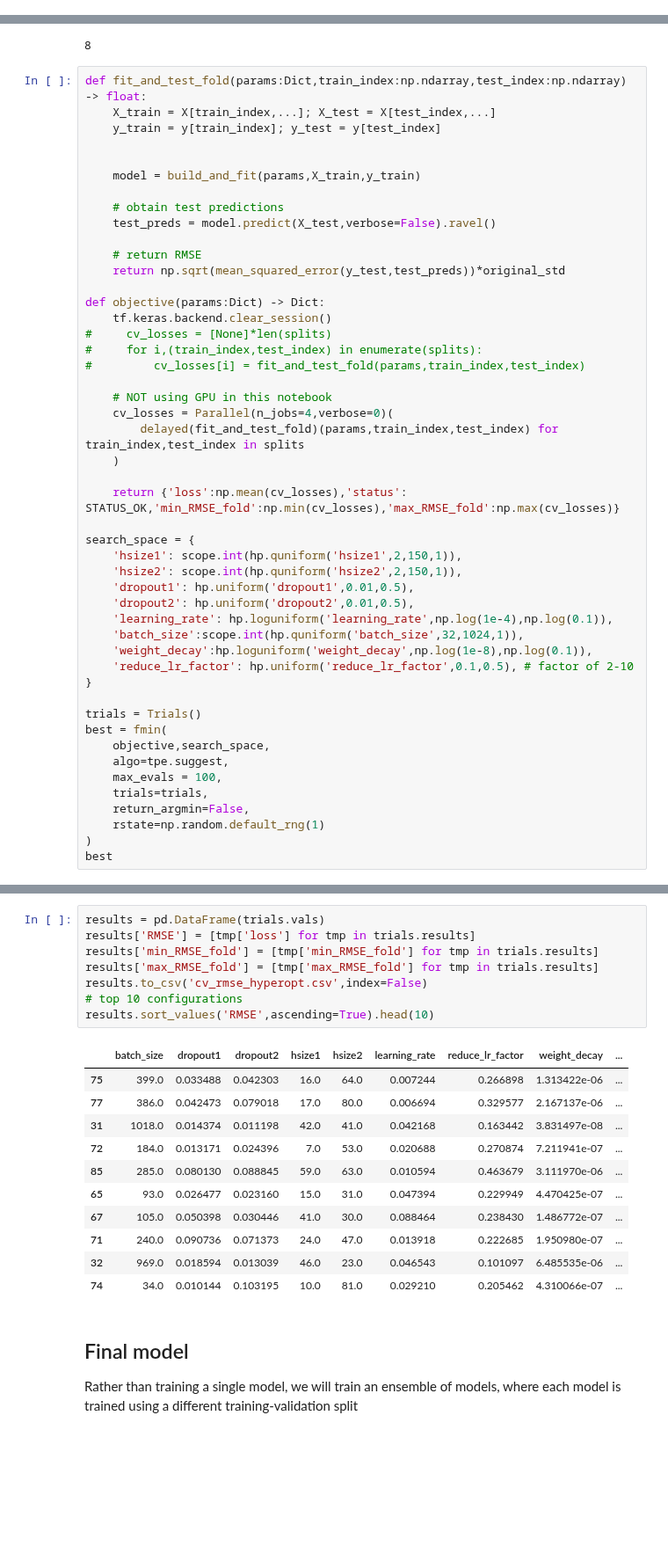
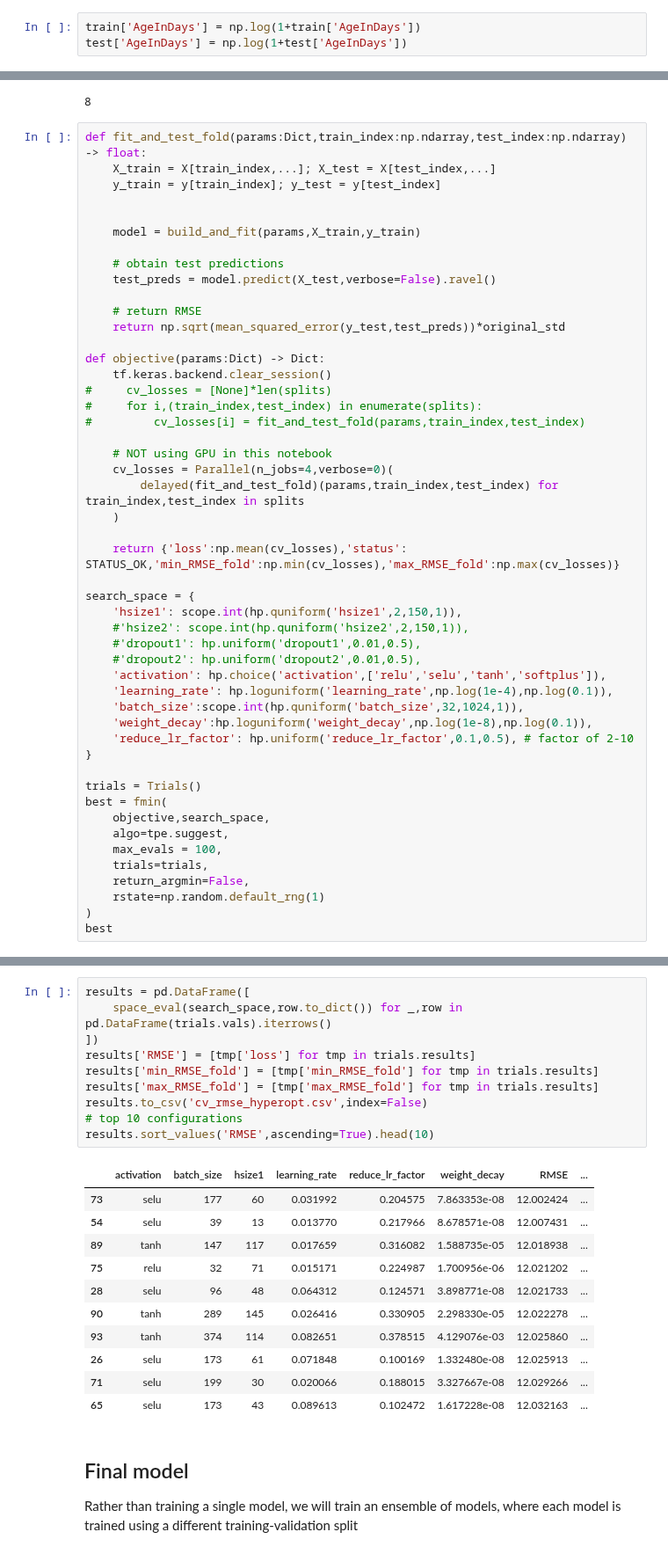
Before and after one commit to syerramilli/kaggle-notebooks, a Jupyter notebook: ps3e9-keras-mlp-with-skip-connections.ipynb, the cells around one changed output, grey strips where cells are left out. Shown at 88% size. Cells and saved outputs as stored; diff of their text form; blank space fills up the shorter version.

```diff
--- a/ps3e9-keras-mlp-with-skip-connections.ipynb
+++ b/ps3e9-keras-mlp-with-skip-connections.ipynb
@@ -93,3 +100,6 @@ fig.tight_layout()
+# %%
+train['AgeInDays'] = np.log(1+train['AgeInDays'])
+test['AgeInDays'] = np.log(1+test['AgeInDays'])
 # %% [markdown]
 Some of the predictors have a rather larger number of zero values.
 # %%
@@ -272,9 +289,10 @@ def objective(params:Dict) -> Dict:
 
 search_space = {
     'hsize1': scope.int(hp.quniform('hsize1',2,150,1)),
-    'hsize2': scope.int(hp.quniform('hsize2',2,150,1)),
-    'dropout1': hp.uniform('dropout1',0.01,0.5),
-    'dropout2': hp.uniform('dropout2',0.01,0.5),
+    #'hsize2': scope.int(hp.quniform('hsize2',2,150,1)),
+    #'dropout1': hp.uniform('dropout1',0.01,0.5),
+    #'dropout2': hp.uniform('dropout2',0.01,0.5),
+    'activation': hp.choice('activation',['relu','selu','tanh','softplus']),
     'learning_rate': hp.loguniform('learning_rate',np.log(1e-4),np.log(0.1)),
     'batch_size':scope.int(hp.quniform('batch_size',32,1024,1)),
     'weight_decay':hp.loguniform('weight_decay',np.log(1e-8),np.log(0.1)),
@@ -303,23 +319,25 @@ best
 # %%
-results = pd.DataFrame(trials.vals)
+results = pd.DataFrame([
+    space_eval(search_space,row.to_dict()) for _,row in pd.DataFrame(trials.vals).iterrows()
+])
 results['RMSE'] = [tmp['loss'] for tmp in trials.results]
 results['min_RMSE_fold'] = [tmp['min_RMSE_fold'] for tmp in trials.results]
 results['max_RMSE_fold'] = [tmp['max_RMSE_fold'] for tmp in trials.results]
 results.to_csv('cv_rmse_hyperopt.csv',index=False)
 # top 10 configurations
 results.sort_values('RMSE',ascending=True).head(10)
 # %% [output]
-|  | batch_size | dropout1 | dropout2 | hsize1 | hsize2 | learning_rate | reduce_lr_factor | weight_decay | ... |
-| 75 | 399.0 | 0.033488 | 0.042303 | 16.0 | 64.0 | 0.007244 | 0.266898 | 1.313422e-06 | ... |
-| 77 | 386.0 | 0.042473 | 0.079018 | 17.0 | 80.0 | 0.006694 | 0.329577 | 2.167137e-06 | ... |
-| 31 | 1018.0 | 0.014374 | 0.011198 | 42.0 | 41.0 | 0.042168 | 0.163442 | 3.831497e-08 | ... |
-| 72 | 184.0 | 0.013171 | 0.024396 | 7.0 | 53.0 | 0.020688 | 0.270874 | 7.211941e-07 | ... |
-| 85 | 285.0 | 0.080130 | 0.088845 | 59.0 | 63.0 | 0.010594 | 0.463679 | 3.111970e-06 | ... |
-| 65 | 93.0 | 0.026477 | 0.023160 | 15.0 | 31.0 | 0.047394 | 0.229949 | 4.470425e-07 | ... |
-| 67 | 105.0 | 0.050398 | 0.030446 | 41.0 | 30.0 | 0.088464 | 0.238430 | 1.486772e-07 | ... |
-| 71 | 240.0 | 0.090736 | 0.071373 | 24.0 | 47.0 | 0.013918 | 0.222685 | 1.950980e-07 | ... |
-| 32 | 969.0 | 0.018594 | 0.013039 | 46.0 | 23.0 | 0.046543 | 0.101097 | 6.485535e-06 | ... |
-| 74 | 34.0 | 0.010144 | 0.103195 | 10.0 | 81.0 | 0.029210 | 0.205462 | 4.310066e-07 | ... |
+|  | activation | batch_size | hsize1 | learning_rate | reduce_lr_factor | weight_decay | RMSE | ... |
+| 73 | selu | 177 | 60 | 0.031992 | 0.204575 | 7.863353e-08 | 12.002424 | ... |
+| 54 | selu | 39 | 13 | 0.013770 | 0.217966 | 8.678571e-08 | 12.007431 | ... |
+| 89 | tanh | 147 | 117 | 0.017659 | 0.316082 | 1.588735e-05 | 12.018938 | ... |
+| 75 | relu | 32 | 71 | 0.015171 | 0.224987 | 1.700956e-06 | 12.021202 | ... |
+| 28 | selu | 96 | 48 | 0.064312 | 0.124571 | 3.898771e-08 | 12.021733 | ... |
+| 90 | tanh | 289 | 145 | 0.026416 | 0.330905 | 2.298330e-05 | 12.022278 | ... |
+| 93 | tanh | 374 | 114 | 0.082651 | 0.378515 | 4.129076e-03 | 12.025860 | ... |
+| 26 | selu | 173 | 61 | 0.071848 | 0.100169 | 1.332480e-08 | 12.025913 | ... |
+| 71 | selu | 199 | 30 | 0.020066 | 0.188015 | 3.327667e-08 | 12.029266 | ... |
+| 65 | selu | 173 | 43 | 0.089613 | 0.102472 | 1.617228e-08 | 12.032163 | ... |
 # %% [markdown]
 ## Final model
 
```
Also changed, not shown: parts of 13 cells of this notebook.
